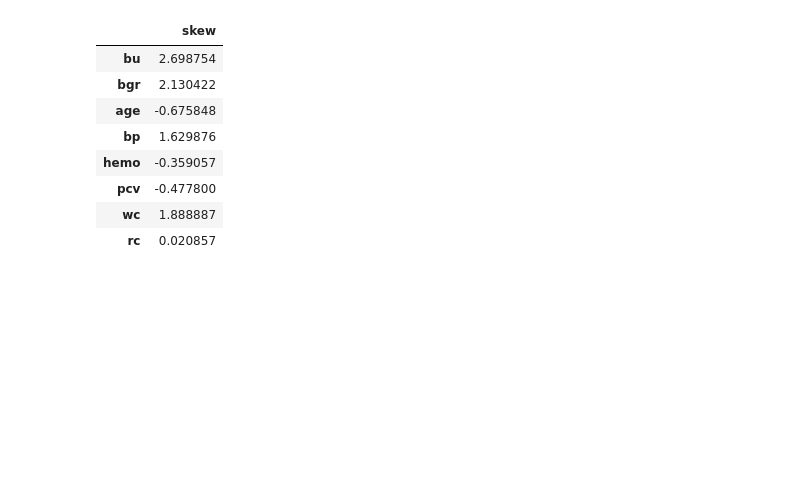
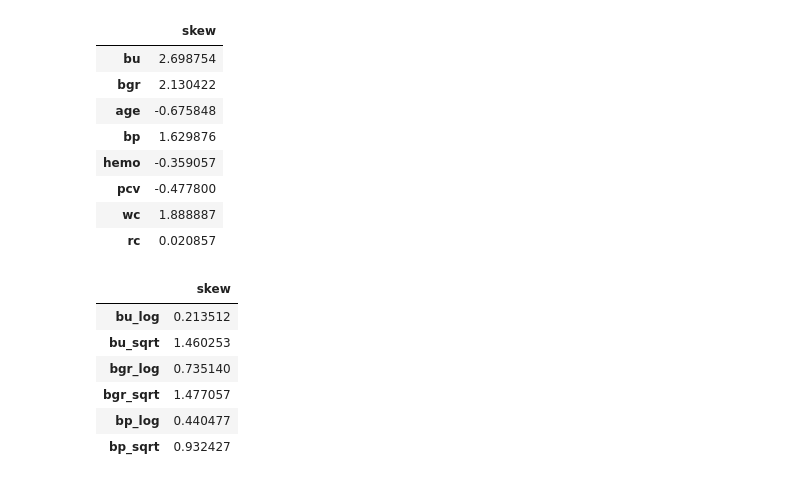
Before and after one commit to TaeMD/ML-projects, a Jupyter notebook: Predicting_CKD.ipynb, the cells around one changed output. Cells and saved outputs as stored; diff of their text form; code cells hidden in the pictures; blank space fills up the shorter version.

```diff
--- a/Predicting_CKD.ipynb
+++ b/Predicting_CKD.ipynb
@@ -1154,0 +1164,10 @@ df_new2[['bu', 'bgr', 'age', 'bp', 'hemo', 'pcv', 'wc', 'rc']].agg(['skew']).T
+# %%
+df_new[['bu_log','bu_sqrt', 'bgr_log','bgr_sqrt', 'bp_log','bp_sqrt']].agg(['skew']).T
+# %% [output]
+|  | skew |
+| bu_log | 0.213512 |
+| bu_sqrt | 1.460253 |
+| bgr_log | 0.735140 |
+| bgr_sqrt | 1.477057 |
+| bp_log | 0.440477 |
+| bp_sqrt | 0.932427 |
```
Also changed, not shown: parts of 24 cells of this notebook.
